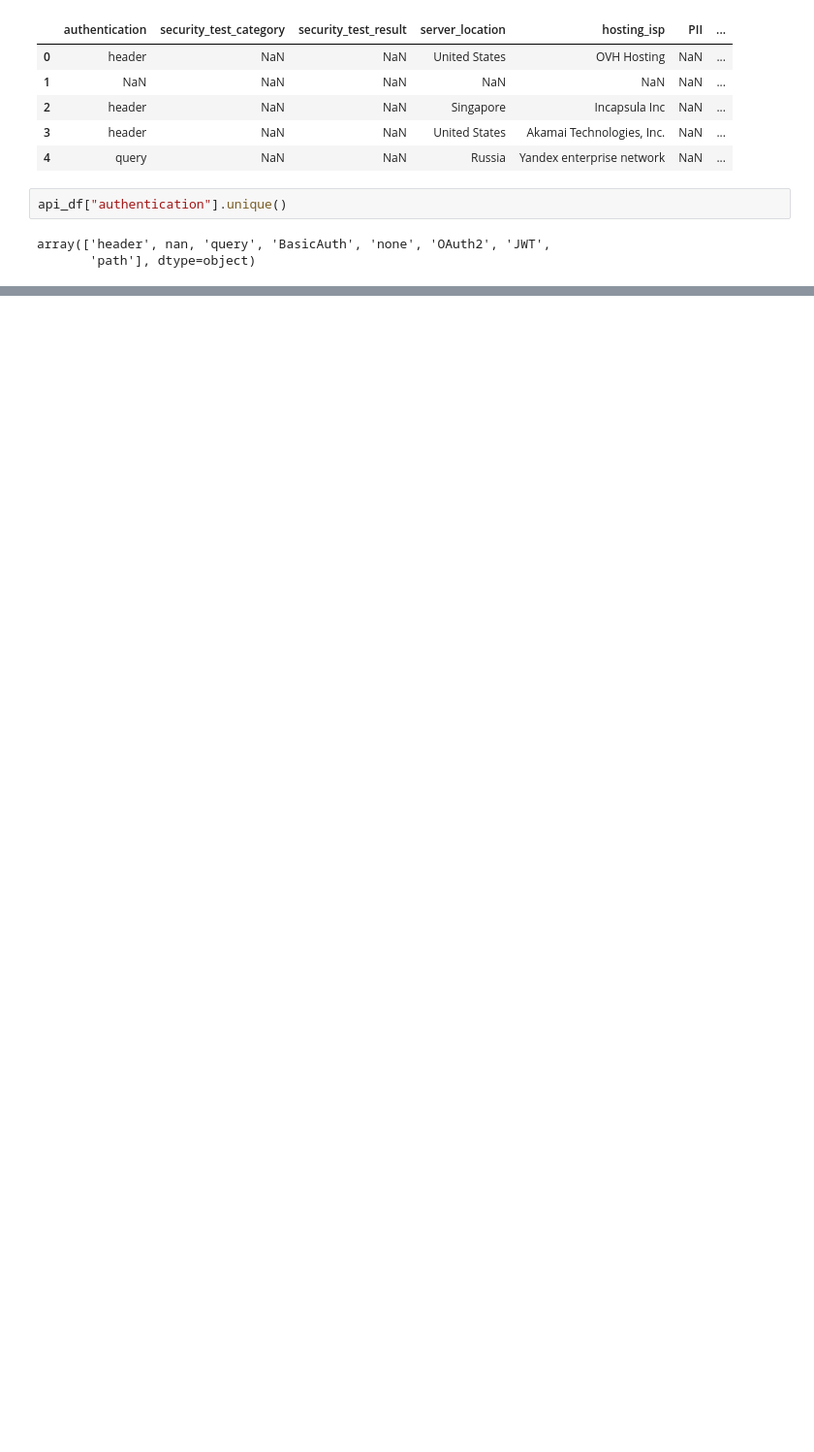
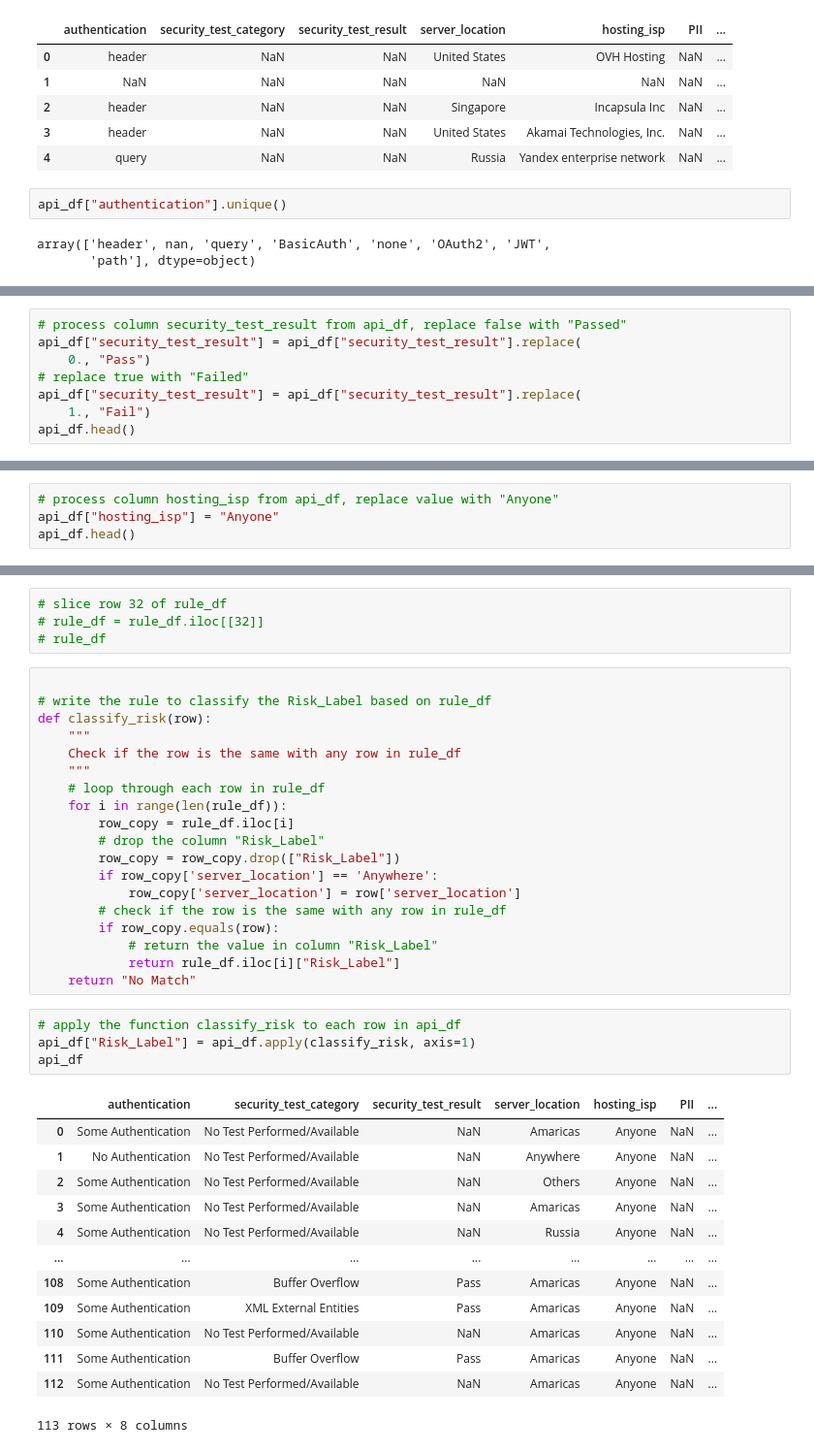
Before and after one commit to teejlab/API-Risk-Assessment-Framework, a Jupyter notebook: eda/eda_risk_based_rules.ipynb, the cells around one changed output, grey strips where cells are left out. Shown at 97% size. Drawn from its saved outputs; the diff is of its cells as text; blank space fills up the shorter version.

```diff
--- a/eda/eda_risk_based_rules.ipynb
+++ b/eda/eda_risk_based_rules.ipynb
@@ -151,0 +138,8 @@ api_df.head()
+# %%
+# process column security_test_result from api_df, replace false with "Passed"
+api_df["security_test_result"] = api_df["security_test_result"].replace(
+    0., "Pass")
+# replace true with "Failed"
+api_df["security_test_result"] = api_df["security_test_result"].replace(
+    1., "Fail")
+api_df.head()
@@ -151,0 +198,4 @@ api_df.head()
+# %%
+# process column hosting_isp from api_df, replace value with "Anyone"
+api_df["hosting_isp"] = "Anyone"
+api_df.head()
@@ -151,0 +209,41 @@ api_df.head()
+# %%
+# slice row 32 of rule_df
+# rule_df = rule_df.iloc[[32]]
+# rule_df
+# %%
+
+# write the rule to classify the Risk_Label based on rule_df
+def classify_risk(row):
+    """
+    Check if the row is the same with any row in rule_df
+    """
+    # loop through each row in rule_df
+    for i in range(len(rule_df)):
+        row_copy = rule_df.iloc[i]
+        # drop the column "Risk_Label"
+        row_copy = row_copy.drop(["Risk_Label"])
+        if row_copy['server_location'] == 'Anywhere':
+            row_copy['server_location'] = row['server_location']
+        # check if the row is the same with any row in rule_df
+        if row_copy.equals(row):
+            # return the value in column "Risk_Label"
+            return rule_df.iloc[i]["Risk_Label"]
+    return "No Match"
+# %%
+# apply the function classify_risk to each row in api_df
+api_df["Risk_Label"] = api_df.apply(classify_risk, axis=1)
+api_df
+# %% [output]
+|  | authentication | security_test_category | security_test_result | server_location | hosting_isp | PII | ... |
+| 0 | Some Authentication | No Test Performed/Available | NaN | Amaricas | Anyone | NaN | ... |
+| 1 | No Authentication | No Test Performed/Available | NaN | Anywhere | Anyone | NaN | ... |
+| 2 | Some Authentication | No Test Performed/Available | NaN | Others | Anyone | NaN | ... |
+| 3 | Some Authentication | No Test Performed/Available | NaN | Amaricas | Anyone | NaN | ... |
+| 4 | Some Authentication | No Test Performed/Available | NaN | Russia | Anyone | NaN | ... |
+| ... | ... | ... | ... | ... | ... | ... | ... |
+| 108 | Some Authentication | Buffer Overflow | Pass | Amaricas | Anyone | NaN | ... |
+| 109 | Some Authentication | XML External Entities | Pass | Amaricas | Anyone | NaN | ... |
+| 110 | Some Authentication | No Test Performed/Available | NaN | Amaricas | Anyone | NaN | ... |
+| 111 | Some Authentication | Buffer Overflow | Pass | Amaricas | Anyone | NaN | ... |
+| 112 | Some Authentication | No Test Performed/Available | NaN | Amaricas | Anyone | NaN | ... |
+113 rows × 8 columns
```
Also changed, not shown: parts of 13 cells of this notebook, 6 other files.
